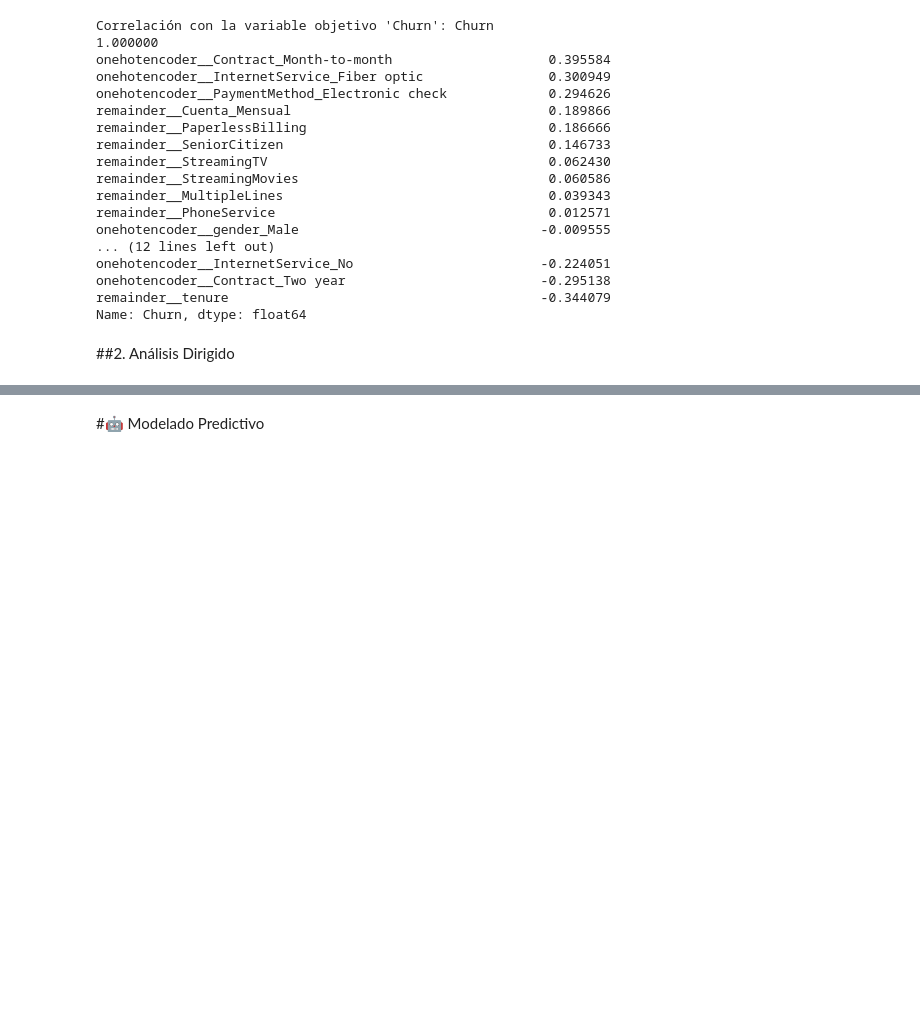
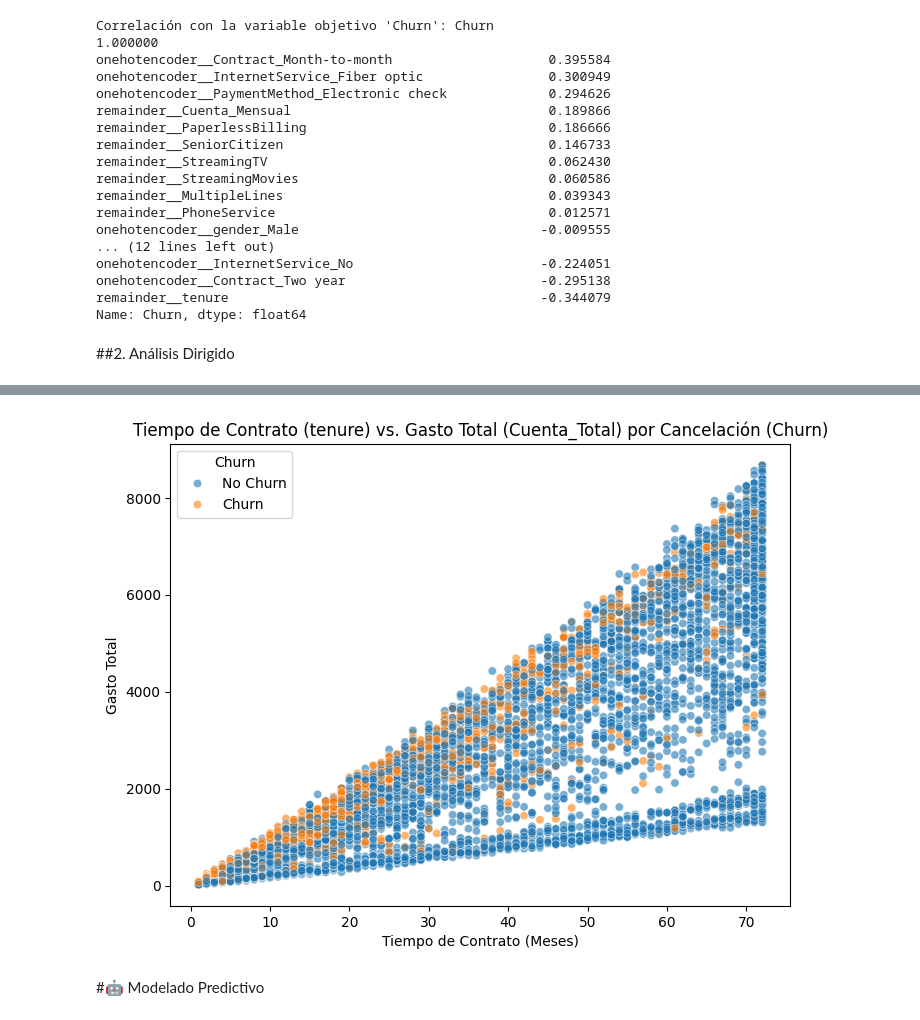
Before and after one commit to pablocelva/challenge-telecom-x-parte-2, a Jupyter notebook: TelecomX_LATAM_parte_2.ipynb, the cells around one changed output, grey strips where cells are left out. Drawn from its saved outputs; the diff is of its cells as text; code cells hidden in the pictures; blank space fills up the shorter version.

```diff
--- a/TelecomX_LATAM_parte_2.ipynb
+++ b/TelecomX_LATAM_parte_2.ipynb
@@ -250,3 +283,12 @@ Name: Churn, dtype: float64
+# %%
+plt.figure(figsize=(8, 6))
+sns.scatterplot(x='tenure', y='Cuenta_Total', hue='Churn', data=df_viz, alpha=0.6)
+plt.title('Tiempo de Contrato (tenure) vs. Gasto Total (Cuenta_Total) por Cancelación (Churn)')
+plt.xlabel('Tiempo de Contrato (Meses)')
+plt.ylabel('Gasto Total')
+plt.show()
+# %% [output]
+[figure, added]
 # %% [markdown]
 #🤖 Modelado Predictivo
 # %% [markdown]
```
Also changed, not shown: parts of 6 cells of this notebook.
